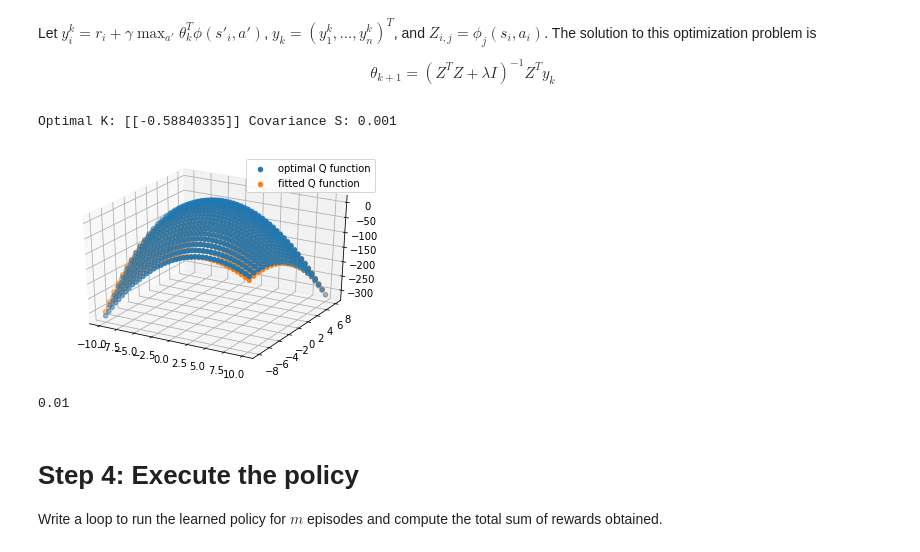
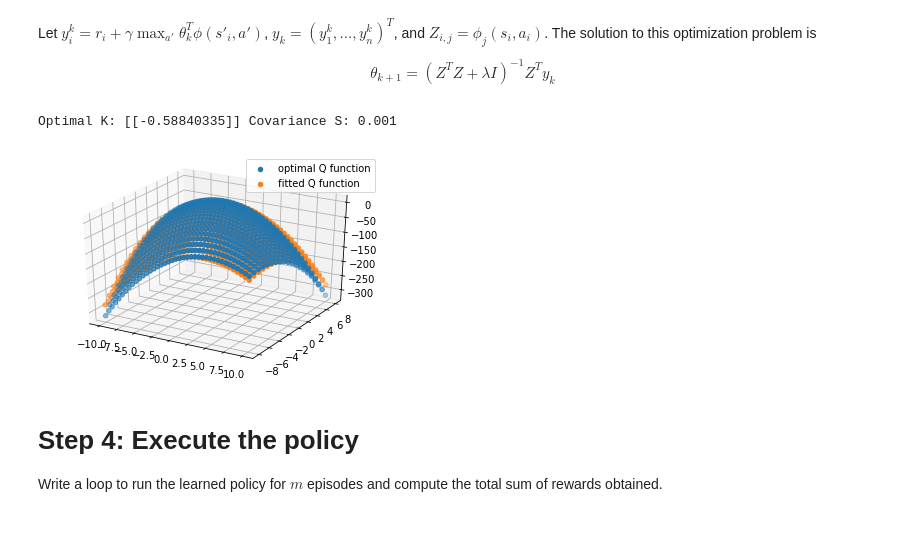
Before and after one commit to Kabongosalomon/Introduction-RL, a Jupyter notebook: Session 03/Fitted_Q_Iteration.ipynb, the cells around one changed output. Saved outputs shown, nothing was run; the diff lists cells and outputs as text; code cells hidden in the pictures.

```diff
--- a/Session 03/Fitted_Q_Iteration.ipynb
+++ b/Session 03/Fitted_Q_Iteration.ipynb
@@ -144,14 +144,14 @@ def collect_data(policy, env, n_data, horizon = np.inf):
     done_flags = np.zeros(n_data)
 
     # Gather data
-    state_ = env.reset()
+    state = env.reset()
     step_count = 0
     for tt in range(n_data):
-        action_ = policy.sample(state_)
-        next_state, reward, done, info = env.step(action_)
+        action = policy.sample(state)
+        next_state, reward, done, info = env.step(action)
 
-        states[tt, :]      = state_
-        actions[tt, :]     = action_
+        states[tt, :]      = state
+        actions[tt, :]     = action
         rewards[tt]        = reward
         next_states[tt, :] = next_state
         done_flags[tt]     = done
@@ -160,7 +160,7 @@ def collect_data(policy, env, n_data, horizon = np.inf):
           step_count = 0        # if we are done of reched the horizon
           state_ = env.reset()   # we reset the env.
 
-        state_ = next_state
+        state = next_state
         step_count += 1
 
 
@@ -192,7 +192,7 @@ class LQG_FeatureFunction:
         self.feature_dim = 3
         self.state_dim = 1
 
-    def ϕ(self, state, action):
+    def map(self, state, action):
         feature = np.zeros(3)
         feature[0] = state * action
         feature[1] = state**2 + action**2
@@ -221,48 +221,42 @@ data = collect_data(policy, env, N_transitions, horizon)
 data_states, data_actions, next_states, rewards, done_flags = data
 # states, actions, next_states, rewards, done_flags = data
 
-
-
 # FQI
 n_it = 10
 
 Z = np.zeros((N_transitions, feature_map.feature_dim))
 y = np.zeros((N_transitions,))
 for it in range(n_it):
     # Compute matrix Z and targets y
     for nn in range(N_transitions):
-        Z[nn, :] = feature_map.ϕ(data_states[nn, :], data_actions[nn, :])
+        Z[nn, :] = feature_map.map(data_states[nn, :], data_actions[nn, :])
 
         # y[nn] = data_rewards[nn] + \
         # gamma*max([np.dot(theta[nn], feature_map.map(data_next_states[nn], act] for act in data_actions)])
 
         # Compute max_a_q(nextstates[nn, :], a)
         max_value = -np.inf
         for action in data_actions:
-            q_next_state_a = theta.dot(feature_map.ϕ(next_states[nn, :], action))
+            q_next_state_a = theta.dot(feature_map.map(next_states[nn, :], action))
             if (q_next_state_a > max_value):
                 max_value = q_next_state_a
 
         #
         y[nn]= rewards[nn] + gamma*max_value
 
 
 
     # Solve least squares problem to update theta
     b = Z.T.dot(y)
     λ = 0.01
     A = Z.T.dot(Z) + λ*np.eye(feature_map.feature_dim)
     theta = np.linalg.solve(A, b)
 
 # Plot solution
 plot_solution(env, feature_map, states, actions, theta, gamma)
 # %% [output]
 Optimal K: [[-0.58840335]] Covariance S: 0.001
-[figure, old version]
+[figure, new version]
-# %%
-λ
-# %% [output]
-0.01
 # %% [markdown]
 # Step 4: Execute the policy
 
```
Also changed, not shown: parts of 1 cell of this notebook.
